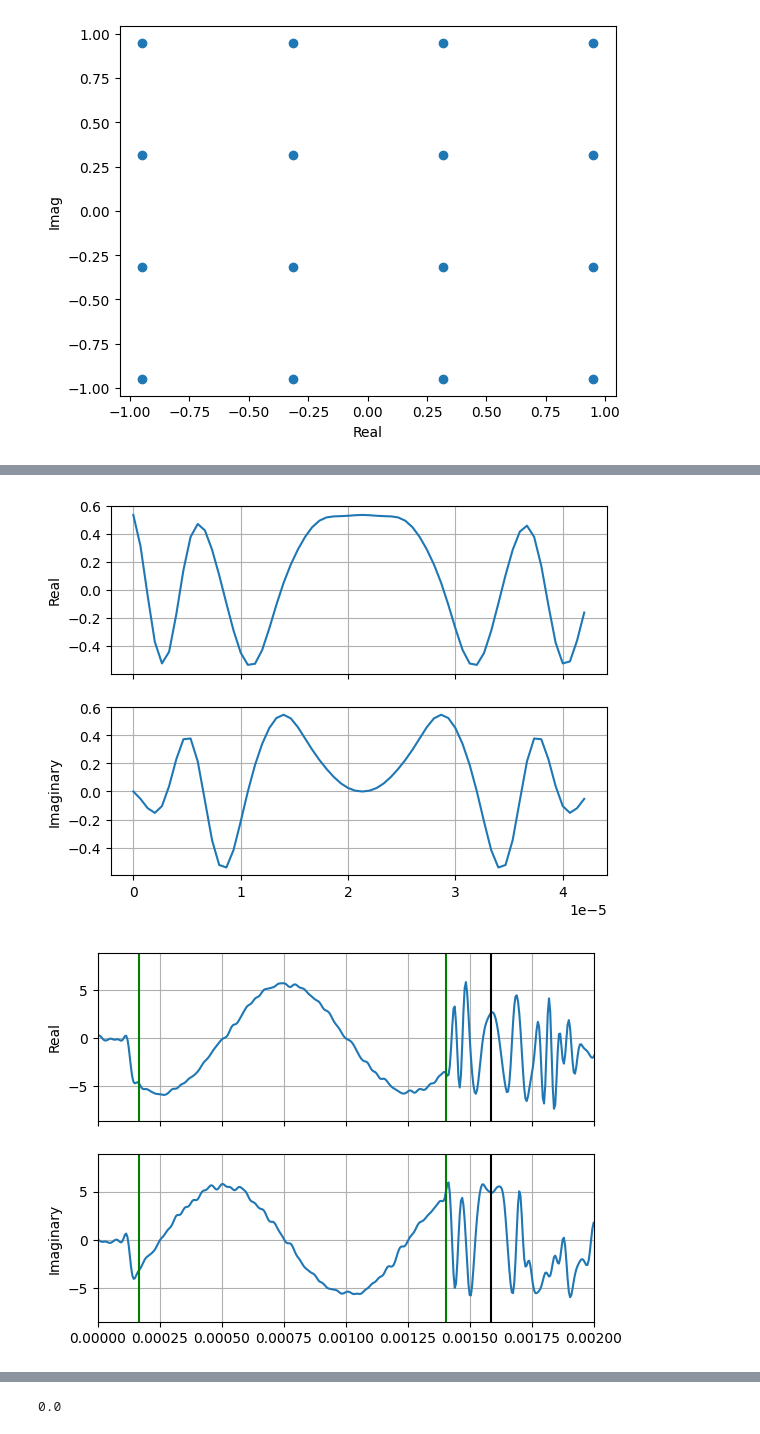
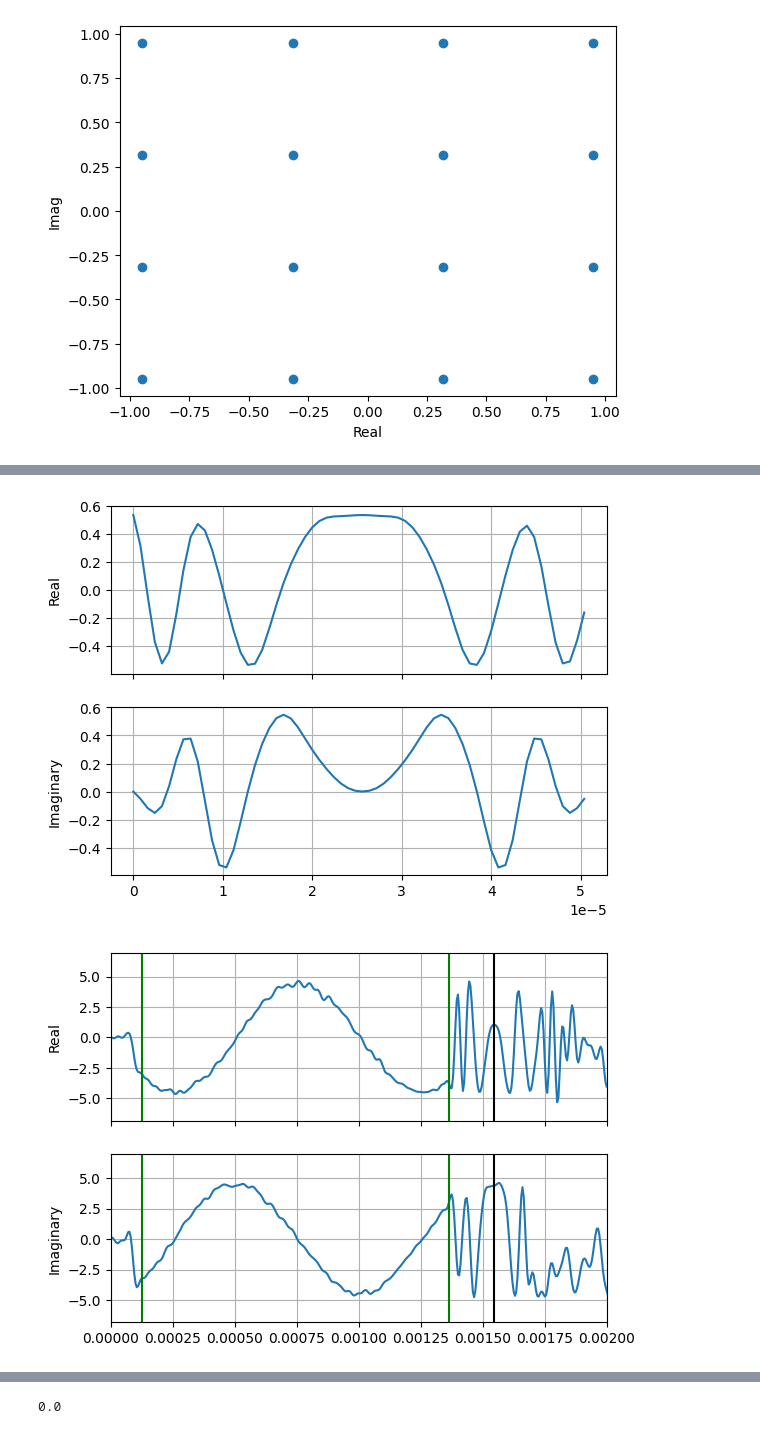
Before and after one commit to sidalok1/QAM-FPGA, a Jupyter notebook: python/qam.ipynb, the cells around one changed output, grey strips where cells are left out. Cells and saved outputs as stored; diff of their text form; code cells hidden in the pictures.

```diff
--- a/python/qam.ipynb
+++ b/python/qam.ipynb
@@ -7,11 +7,14 @@ from tools import *
 
 np.random.seed(0)
 
+DWIDTH = 14
+DFRAC  = 12
+
 msg = "A perfectly acceptable example of an extremely verbose message of large words and many characters!!!"
 M = 16
 fc = 1e6
 br = 50e3
-fs = 6e6
+fs = 5e6
 sps = int(fs / br)
 sps_rx = 4
 snr = 10
@@ -20,10 +23,11 @@ B = 250e3 # channel BW
 
 sync_len = 64
 zadoff_chu_len = 16
-span = 14
+span = 10
 beta = 0.5
 
 constellation = get_const(f'{M}-QAM', Es)
+write_mem_file(constellation, DWIDTH, DFRAC, 'const.mem', complex=True)
 plot_constellation(constellation)
 plt.show()
 # %% [output]
@@ -105,29 +106,29 @@ plt.show()
 # %%
 zch_rc = np.convolve(upsample(zadoff_chu_seq, sps_rx), get_rc_pulse(beta, span, sps_rx), 'same')
 plot_complex_time_sequence(zch_rc, fs / sps_rx)
-write_mem_file(zch_rc, 10, 9, 'zadoff_chu_rc.mem', complex=True)
+write_mem_file(zch_rc, DWIDTH, DFRAC, 'zadoff_chu_rc.mem', complex=True)
 
 xcorr = np.abs(np.correlate(yhat, zch_rc, 'same'))
 sync_point = np.argmax(xcorr)
 pilot_end = sync_point - (sps_rx + len(zch_rc)//2)
 pilot_start = pilot_end - (sync_len*sps_rx) + (sps_rx*2)
 msg_start = sync_point + ((zadoff_chu_len)*sps_rx)//2 - 1
 
 # plot_complex_time_sequence(xcorr, br*sps_rx)
 t_sps_rx = np.arange(0, len(yhat)) / (br*sps_rx)
 # plt.figure()
 # plt.plot(t_sps_rx, np.real(yhat), 'o-')
 # plt.plot(t_sps_rx, np.imag(yhat), 'o-')
 fig, ax1, ax2 = plot_complex_time_sequence(yhat, br*sps_rx)
 for axis in [ax1, ax2]:
   axis.axvline(x=(t_sps_rx[sync_point]), color='k')
   axis.axvline(x=(t_sps_rx[pilot_end]), color='g')
   axis.axvline(x=(t_sps_rx[pilot_start]), color='g')
 plt.xlim((0, 0.002))
 plt.show()
 # %% [output]
-[figure, old version]
+[figure, new version]
-[figure, old version]
+[figure, new version]
 # %%
 pilot_tone = yhat[pilot_start:pilot_end]
 phase_err = np.angle(pilot_tone)
```
Also changed, not shown: parts of 5 cells of this notebook, 9 other files.
